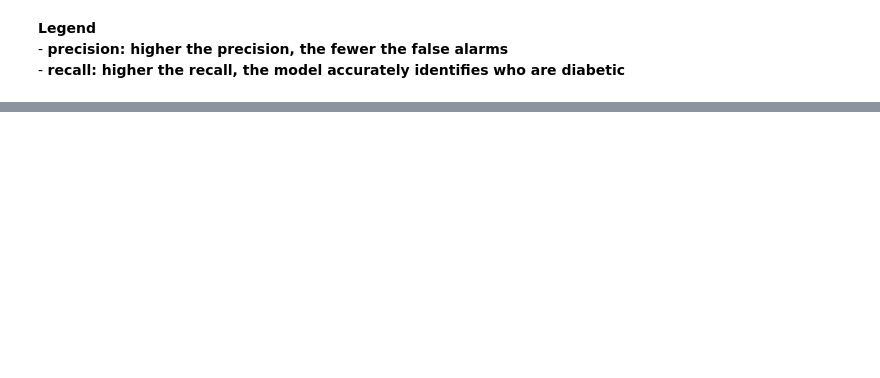
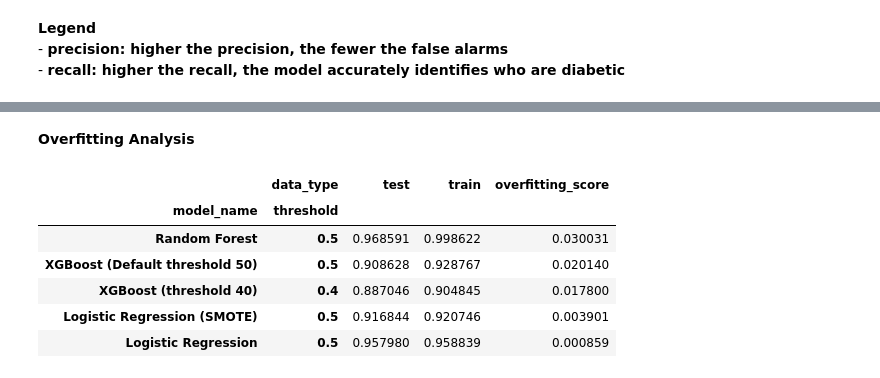
Before and after one commit to fkottapa3/Team14CSE6242, a Jupyter notebook: DiabetesPrediction_v1.ipynb, the cells around one changed output, grey strips where cells are left out. Cells and saved outputs as stored; diff of their text form; code cells hidden in the pictures; blank space fills up the shorter version.

```diff
--- a/DiabetesPrediction_v1.ipynb
+++ b/DiabetesPrediction_v1.ipynb
@@ -690,0 +785,16 @@ plot_metrics(df_results_train, "Model Performance (Train Data)")
+# %% [markdown]
+**Overfitting Analysis**
+# %%
+df_results_pivot = df_results.pivot(index=["model_name", "threshold"], columns="data_type", values="accuracy")
+df_results_pivot["overfitting_score"] = df_results_pivot["train"] - df_results_pivot["test"]
+
+# Display models with the highest overfitting scores
+df_results_pivot.sort_values(by="overfitting_score", ascending=False)
+# %% [output]
+|  | data_type | test | train | overfitting_score |
+| model_name | threshold |  |  |  |
+| Random Forest | 0.5 | 0.968591 | 0.998622 | 0.030031 |
+| XGBoost (Default threshold 50) | 0.5 | 0.908628 | 0.928767 | 0.020140 |
+| XGBoost (threshold 40) | 0.4 | 0.887046 | 0.904845 | 0.017800 |
+| Logistic Regression (SMOTE) | 0.5 | 0.916844 | 0.920746 | 0.003901 |
+| Logistic Regression | 0.5 | 0.957980 | 0.958839 | 0.000859 |
```
Also changed, not shown: parts of 11 cells of this notebook, 2 other files.
